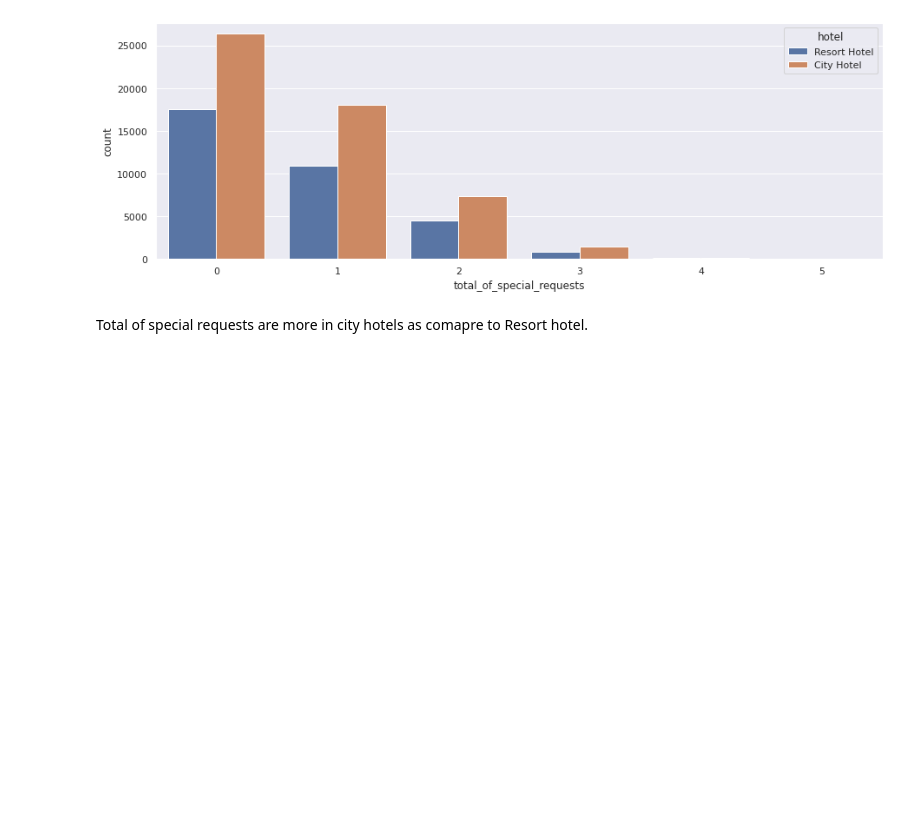
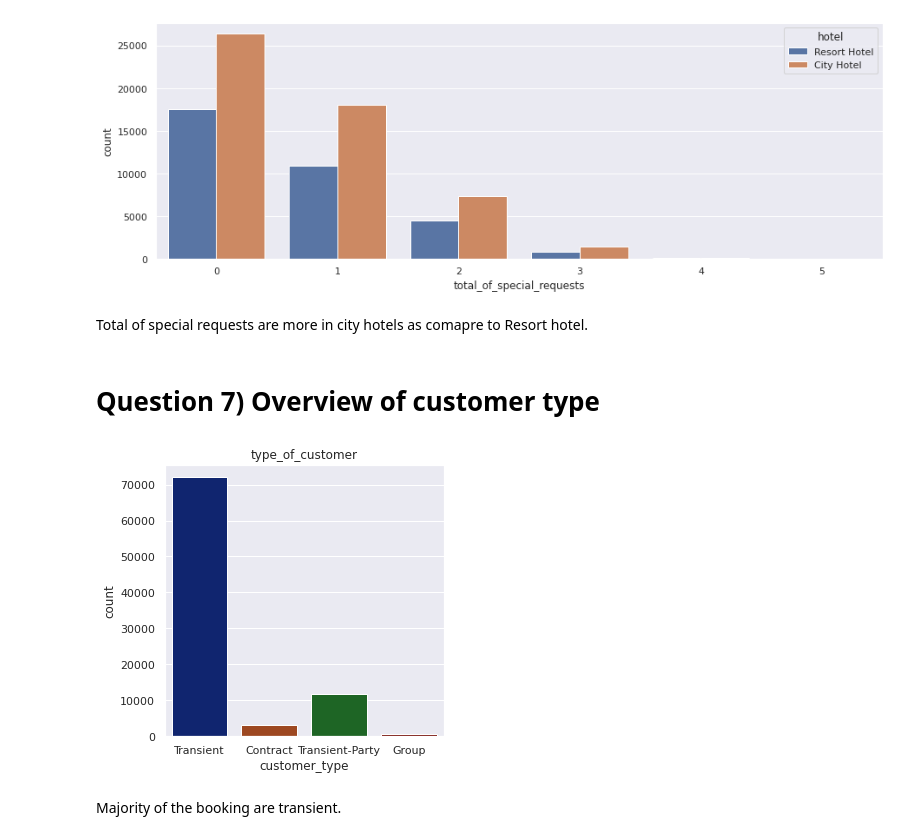
Before and after one commit to poojappt/Hotel-Booking-EDA, a Jupyter notebook: Poojappt_Hotel_Booking_Analysis_Capstone_Project.ipynb, the cells around one changed output. Saved outputs shown, nothing was run; the diff lists cells and outputs as text; code cells hidden in the pictures; blank space fills up the shorter version.

```diff
--- a/Poojappt_Hotel_Booking_Analysis_Capstone_Project.ipynb
+++ b/Poojappt_Hotel_Booking_Analysis_Capstone_Project.ipynb
@@ -515,3 +515,14 @@ plt.show()
 [figure]
 # %% [markdown]
 Total of special requests are more in city hotels as comapre to Resort hotel.
+# %% [markdown]
+# **Question 7) Overview of customer type**
+# %%
+sns.countplot(data = df, x = 'customer_type',palette = 'dark')
+sns.set(rc = {'figure.figsize':(5,5)})
+plt.title('type_of_customer')
+plt.show()
+# %% [output]
+[figure, added]
+# %% [markdown]
+Majority of the booking are transient.
```
Also changed, not shown: parts of 1 cell of this notebook.
